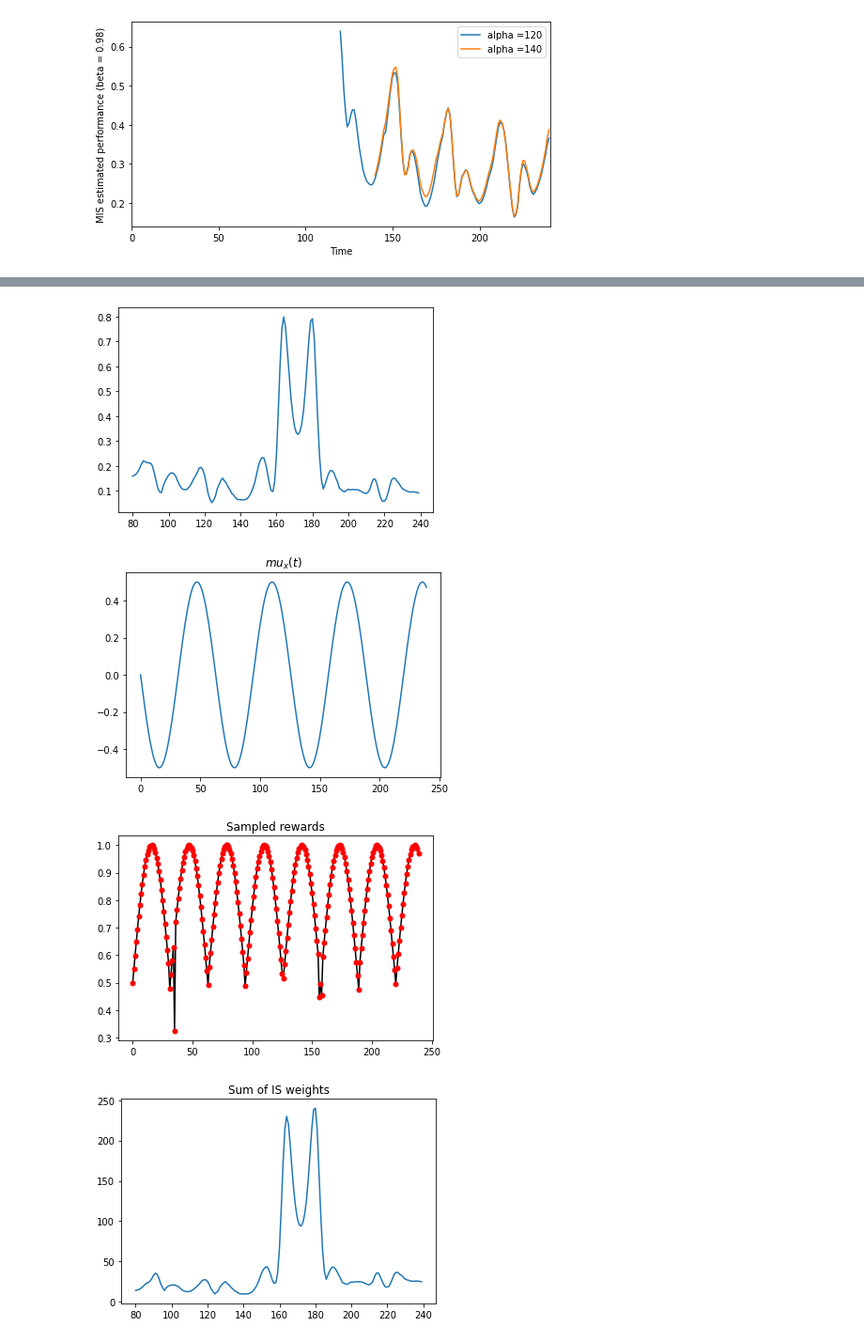
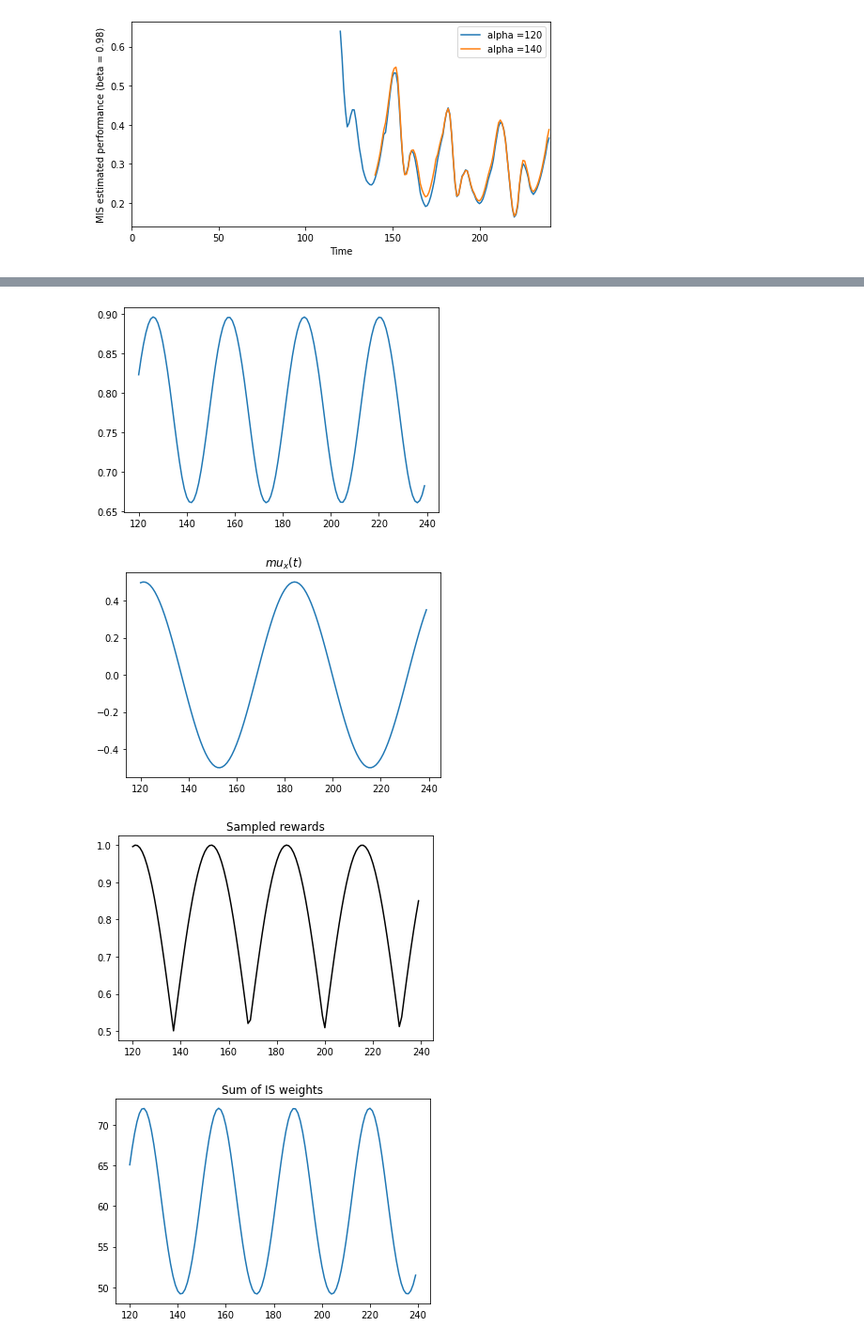
Before and after one commit to francescovidaich964/Como_lake, a Jupyter notebook: bandit_tests/non-stat_contextual_bandits.ipynb, the cells around one changed output, grey strips where cells are left out. Shown at 94% size. Drawn from its saved outputs; the diff is of its cells as text; code cells hidden in the pictures.

Commit message:
solved error estimator

```diff
--- a/bandit_tests/non-stat_contextual_bandits.ipynb
+++ b/bandit_tests/non-stat_contextual_bandits.ipynb
@@ -263,8 +297,10 @@ get_p = True
 
 
 # Get random hyperpolicy
-nu  = hyperpolicy(param_based, sigma_theta=1,
+nu  = hyperpolicy(param_based, sigma_theta=4,
                   A=5, phi=0.1, psi=np.pi)
+
+
 
 # Initialize environment and the type of problem
 env = environment(NS_context, remove_context, sigma_x=2,
@@ -272,6 +308,7 @@ env = environment(NS_context, remove_context, sigma_x=2,
 
 # Play the hyperpolicy
 contexts, thetas, rewards, actions, NS_process, theta_means = env.play(nu, n_steps=240, get_p=get_p)
+contexts_deter, thetas_deter, rewards_deter, actions_deter, NS_process_deter, theta_means_deter = env.play_deter(nu, n_steps=240, get_p=get_p)
 # %%
 ### Plot the evolution of everything
 """
@@ -516,6 +553,7 @@ def MIS_estimator_other(nu, thetas, rewards, alpha=10, beta=1):
 
     # Check if rewards and thetas have the same lenght
     assert len(thetas) == len(rewards), "Thetas and rewards have different lengths"
+    assert len(thetas) > alpha, "Not enough data for the estimator"
 
     # Compute time of past rewards and prepare array for them
     t = len(thetas)
@@ -527,14 +565,14 @@ def MIS_estimator_other(nu, thetas, rewards, alpha=10, beta=1):
         beta_normalization = np.array([beta**(t-i) for i in timesteps])
         beta_normalization *= (1-beta)/(1-beta**(len(rewards)-1))
     else:
-        beta_normalization = 1/len(rewards)
+        beta_normalization = 1/alpha
 
 
     # Compute the weighted rewards inside the time window (with lenght alpha)
     IS_weights = np.array([nu.theta_pdf(thetas[i], t) / nu.theta_pdf(thetas[i], i) for i in timesteps])
     IS_est  = beta_normalization * IS_weights * rewards[timesteps]
 
-    return IS_est, np.sum(IS_est), IS_weights
+    return IS_est, np.sum(IS_est), IS_weights#, rewards[timesteps], beta_normalization
 # %%
 time_of_est = len(thetas)-20
 
@@ -549,30 +587,28 @@ plt.show()
 # %%
-t_range = range(len(thetas)-160,len(thetas))
-MIS_through_time = [MIS_estimator_other(nu, thetas[:i], rewards[:i], alpha=60, beta=1)[1] for i in t_range]
+t_range = range(len(thetas)-120,len(thetas))
+MIS_through_time = [MIS_estimator_other(nu, thetas_deter[:i], rewards_deter[:i], alpha=120, beta=1)[1] for i in t_range]
 # %%
-wieghts_through_time = [MIS_estimator_other(nu, thetas[:i], rewards[:i], alpha=60, beta=1)[2] for i in t_range]
+wieghts_through_time = [MIS_estimator_other(nu, thetas_deter[:i], rewards_deter[:i], alpha=60, beta=1)[2] for i in t_range]
 # %%
 plt.plot(t_range, np.array(MIS_through_time))
 plt.show()
 
 
-plt.plot(NS_process)
+plt.plot(t_range, NS_process_deter[t_range])
 plt.title('$mu_x(t)$')
 plt.show()
 
 
-plt.plot(rewards, c='black')
-plt.plot(np.where(rewards>0)[0],  rewards[rewards>0],  'ro', markersize=5)
-plt.plot(np.where(rewards==0)[0], rewards[rewards==0], 'bo', markersize=5)
+plt.plot(t_range, rewards_deter[t_range], c='black')
 plt.title('Sampled rewards')
 plt.show()
 
 
 plt.plot(t_range, np.sum(np.array(wieghts_through_time),axis=1))
 plt.title('Sum of IS weights')
 plt.show()
 # %% [output]
-[figure, old version]
+[figure, new version]
-[figure, old version]
+[figure, new version]
-[figure, old version]
+[figure, new version]
-[figure, old version]
+[figure, new version]
```
Also changed, not shown: parts of 7 cells of this notebook.
